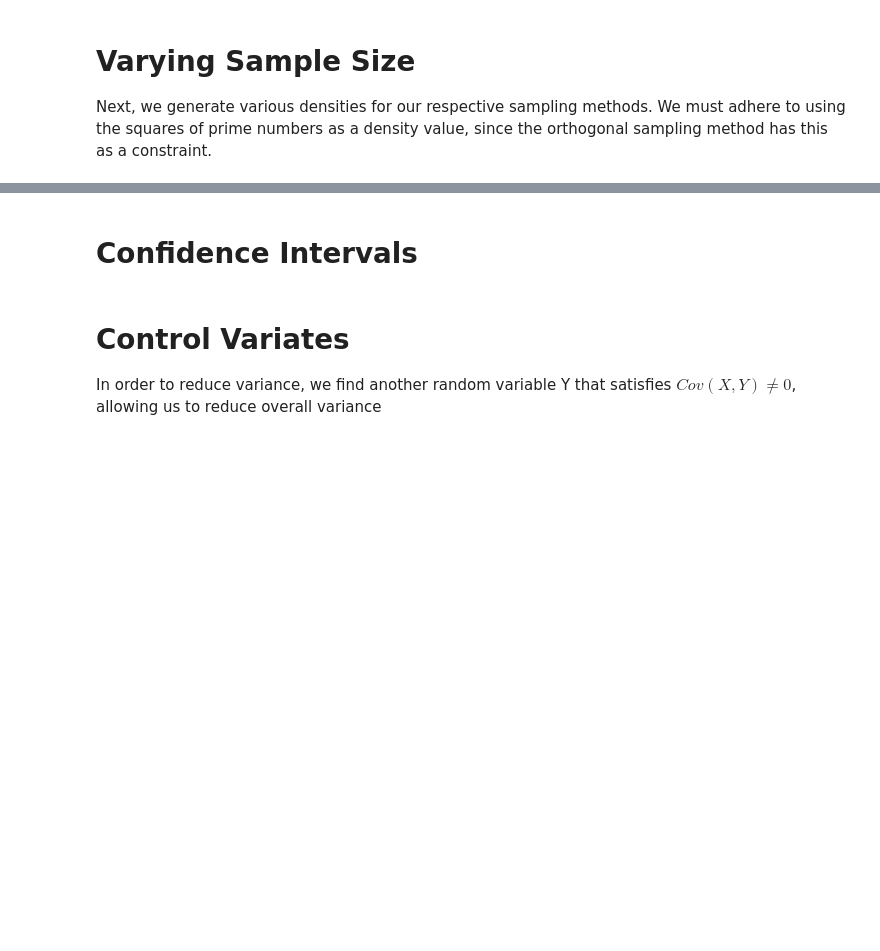
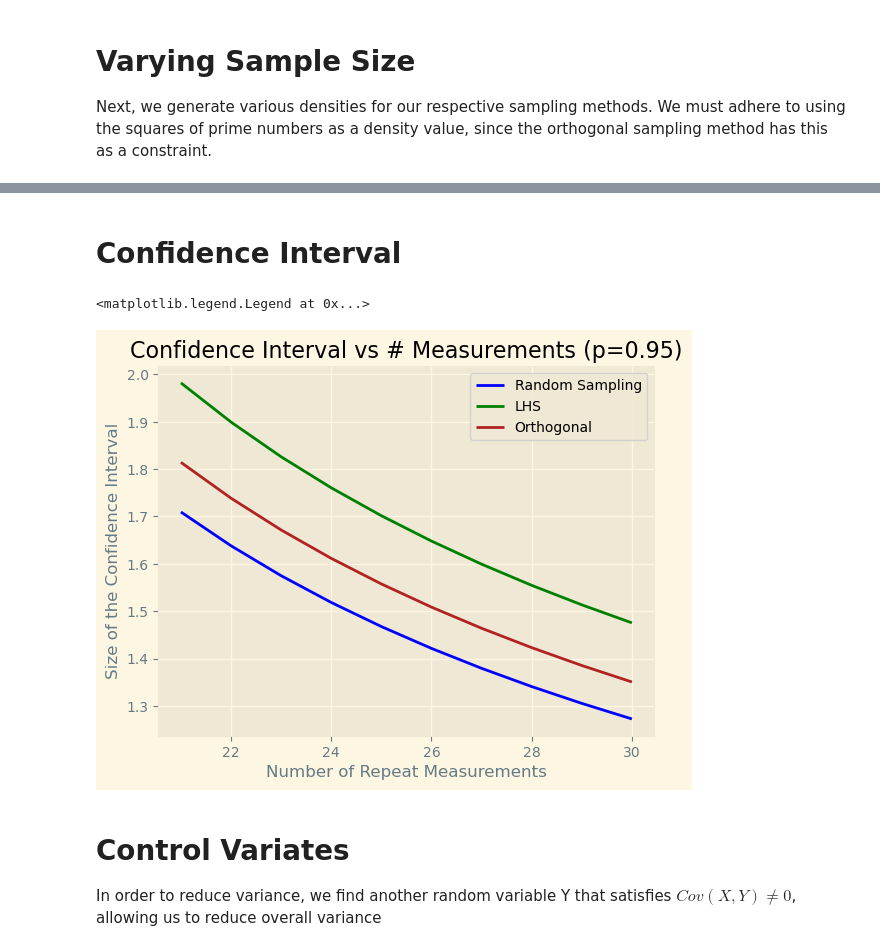
Before and after one commit to lendobo/Stochastic_Sim_1, a Jupyter notebook: mandelbrot.ipynb, the cells around one changed output, grey strips where cells are left out. Saved outputs shown, nothing was run; the diff lists cells and outputs as text; code cells hidden in the pictures; blank space fills up the shorter version.

Commit message:
Confidence Intervals + Failed control variate + confidence interval

```diff
--- a/mandelbrot.ipynb
+++ b/mandelbrot.ipynb
@@ -383,2 +380,2 @@ plt.show()
 # %% [markdown]
-# Confidence Intervals
+# Confidence Interval
@@ -388,3 +426,16 @@ crit_val = np.array([norm.ppf(interval + (1 - interval)/2) for interval in inter
+# %%
+types = ['Random Sampling', 'LHS', 'Orthogonal']
+colors = ['blue', 'green', 'firebrick']
+
+for t,CI_type in enumerate(CIs):
+    plt.plot(reps,CI_type,label=types[t],color=colors[t])
+plt.title("Confidence Interval vs # Measurements (p=0.95)")
+plt.xlabel("Number of Repeat Measurements")
+plt.ylabel("Size of the Confidence Interval")
+plt.legend()
+# %% [output]
+<matplotlib.legend.Legend at 0x...>
+[figure, added]
 # %% [markdown]
 # Control Variates
 In order to reduce variance, we find another random variable Y that satisfies $Cov(X,Y) \neq 0$, allowing us to reduce overall variance
```
Also changed, not shown: parts of 19 cells of this notebook.
